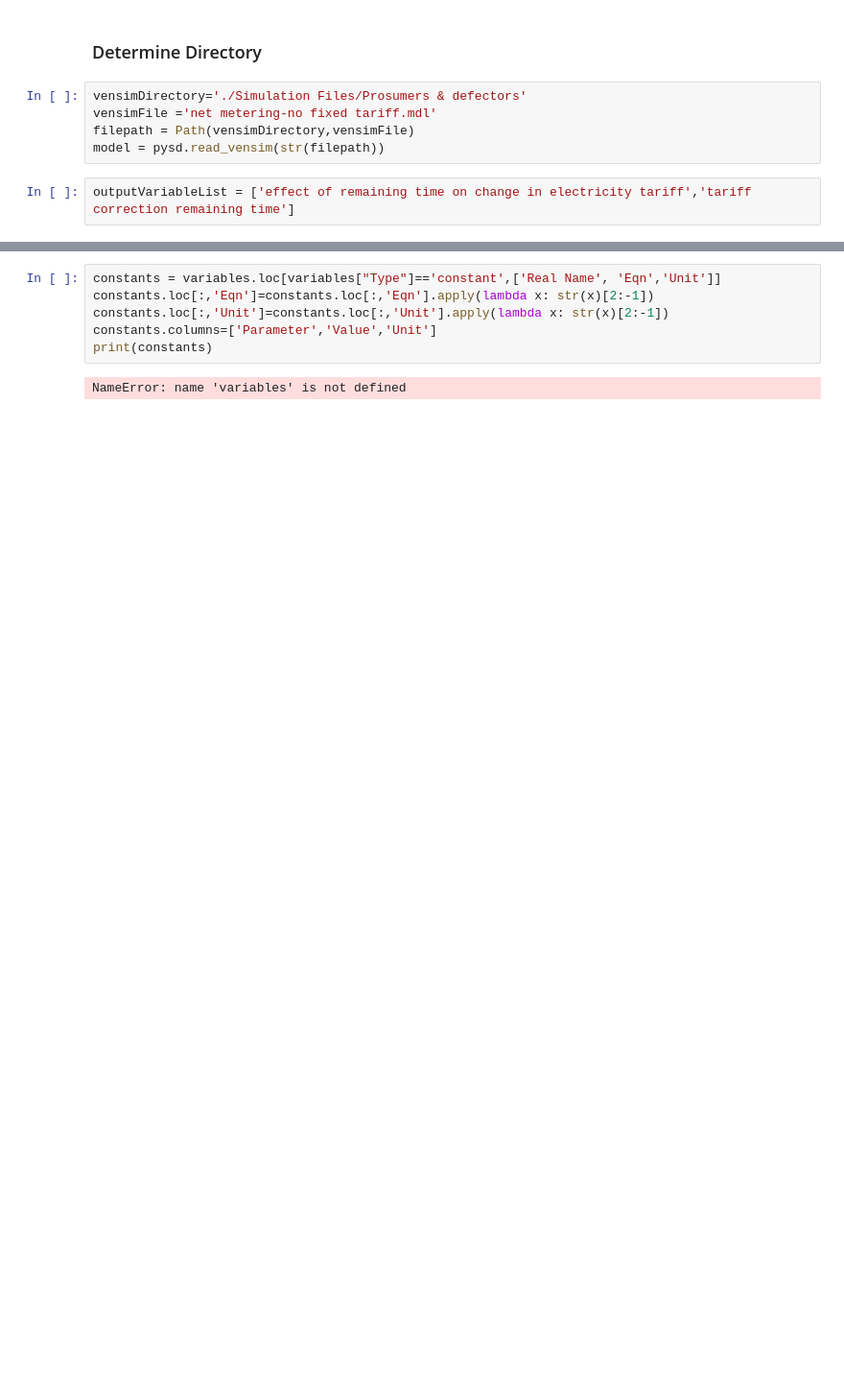
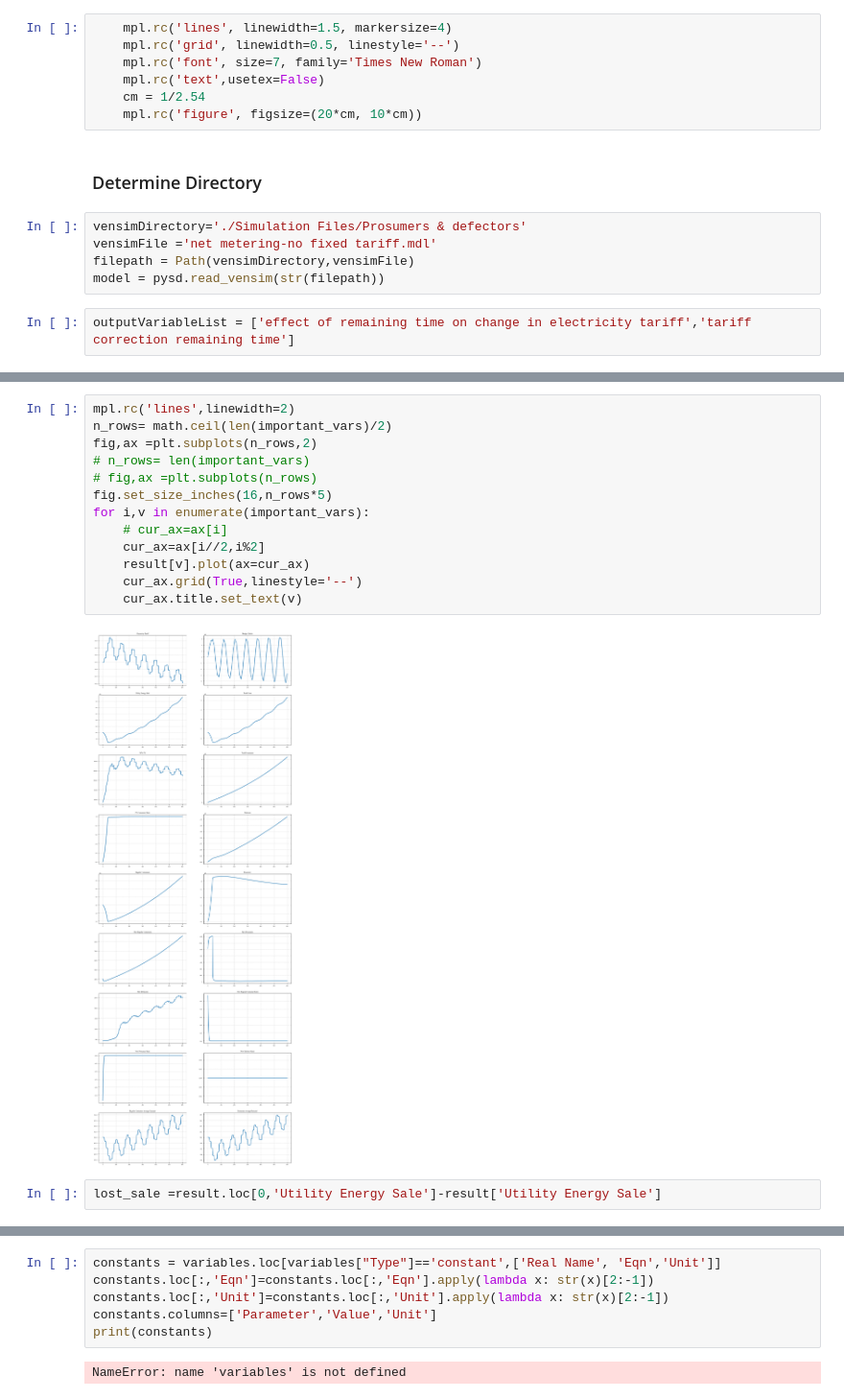
Before and after one commit to barazesh/Phd-Codes, a Jupyter notebook: Simulate.ipynb, the cells around one changed output, grey strips where cells are left out. Shown at 96% size. Drawn from its saved outputs; the diff is of its cells as text; blank space fills up the shorter version.

```diff
--- a/Simulate.ipynb
+++ b/Simulate.ipynb
@@ -10,3 +11,10 @@ import matplotlib as mpl
+# %%
+    mpl.rc('lines', linewidth=1.5, markersize=4)
+    mpl.rc('grid', linewidth=0.5, linestyle='--')
+    mpl.rc('font', size=7, family='Times New Roman')
+    mpl.rc('text',usetex=False)
+    cm = 1/2.54
+    mpl.rc('figure', figsize=(20*cm, 10*cm))
 # %% [markdown]
 ### Determine Directory
 # %%
@@ -41,0 +60,17 @@ result = model.run(params=paramaters, return_columns=outputVariableList)
+# %%
+mpl.rc('lines',linewidth=2)
+n_rows= math.ceil(len(important_vars)/2)
+fig,ax =plt.subplots(n_rows,2)
+# n_rows= len(important_vars)
+# fig,ax =plt.subplots(n_rows)
+fig.set_size_inches(16,n_rows*5)
+for i,v in enumerate(important_vars):
+    # cur_ax=ax[i]
+    cur_ax=ax[i//2,i%2]
+    result[v].plot(ax=cur_ax)
+    cur_ax.grid(True,linestyle='--')
+    cur_ax.title.set_text(v)
+# %% [output]
+[figure, added]
+# %%
+lost_sale =result.loc[0,'Utility Energy Sale']-result['Utility Energy Sale']
```
Also changed, not shown: parts of 9 cells of this notebook, 8 other files.
